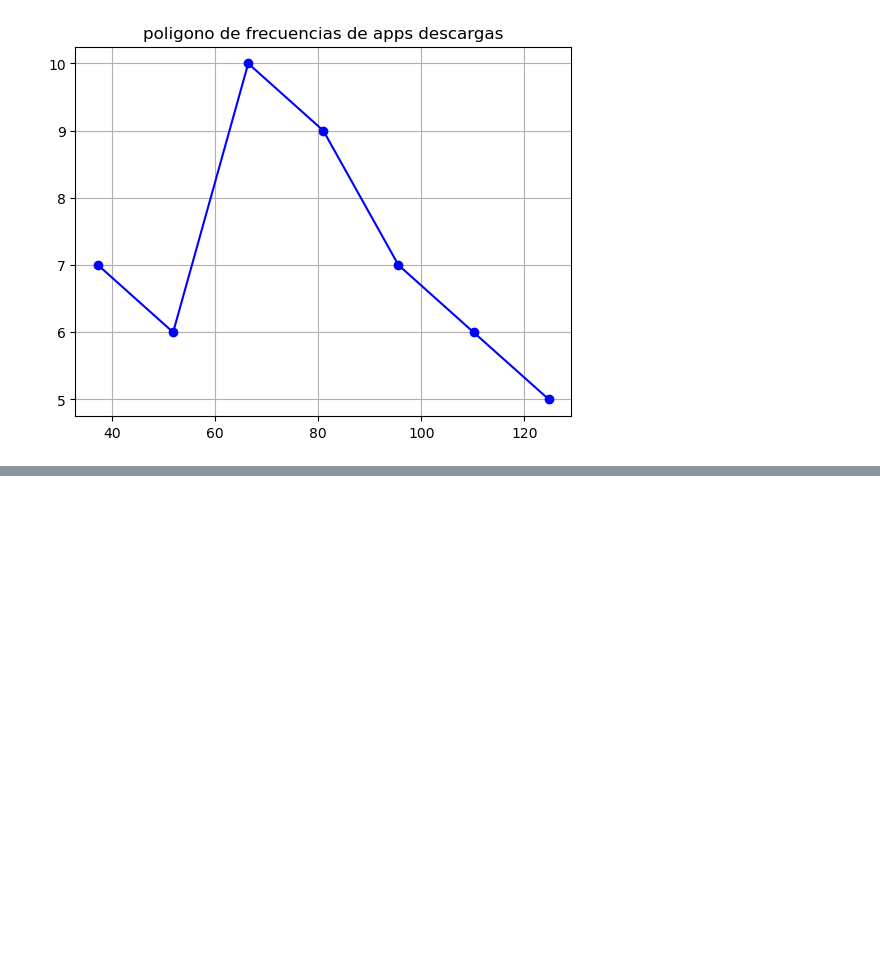
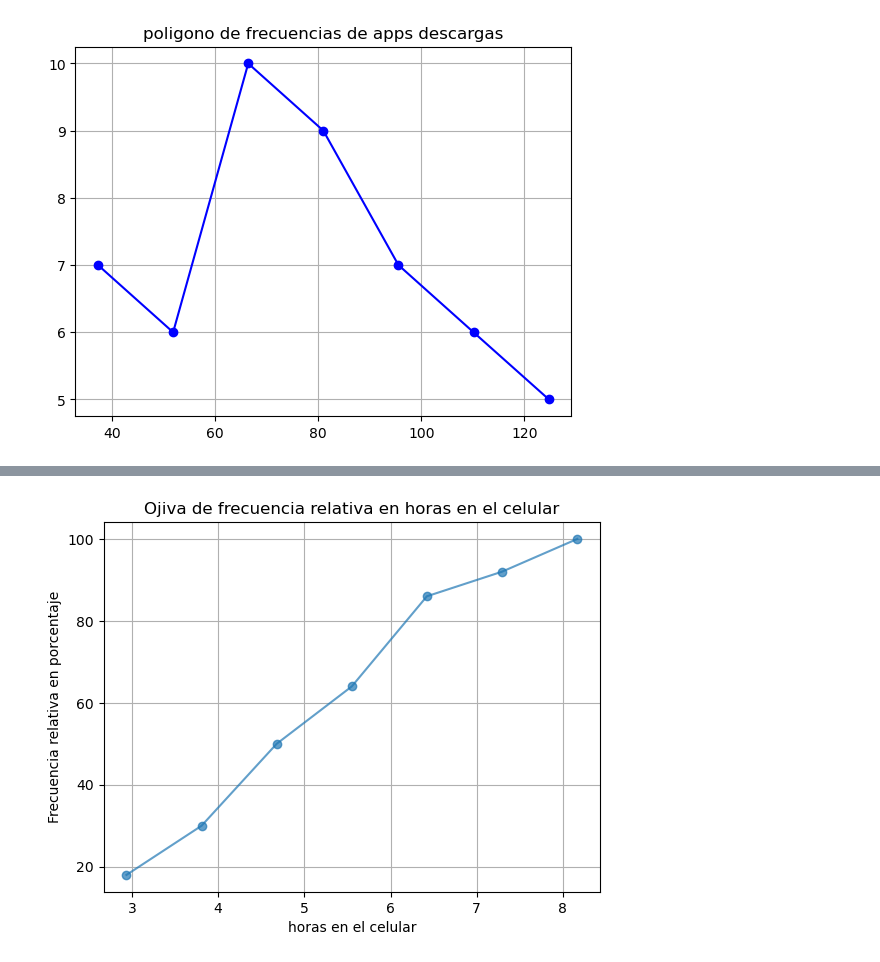
Before and after one commit to fcisnerosr/estadistica_descriptiva, a Jupyter notebook: procesamiento.ipynb, the cells around one changed output, grey strips where cells are left out. Drawn from its saved outputs; the diff is of its cells as text; code cells hidden in the pictures; blank space fills up the shorter version.

```diff
--- a/procesamiento.ipynb
+++ b/procesamiento.ipynb
@@ -234,0 +247,16 @@ plt.show()
+# %%
+plt.plot(
+    cats_hrs.cat.categories.mid,
+    np.cumsum(freq_rel_hrs*100),
+    marker='o',
+    linestyle='-',
+    alpha=0.7,
+    label='Frecuencia relativa de horas en el celular'
+)
+plt.grid(True)
+plt.ylabel('Frecuencia relativa en porcentaje')
+plt.xlabel('horas en el celular')
+plt.title('Ojiva de frecuencia relativa en horas en el celular')
+plt.show()
+# %% [output]
+[figure, added]
```
Also changed, not shown: parts of 1 cell of this notebook.
